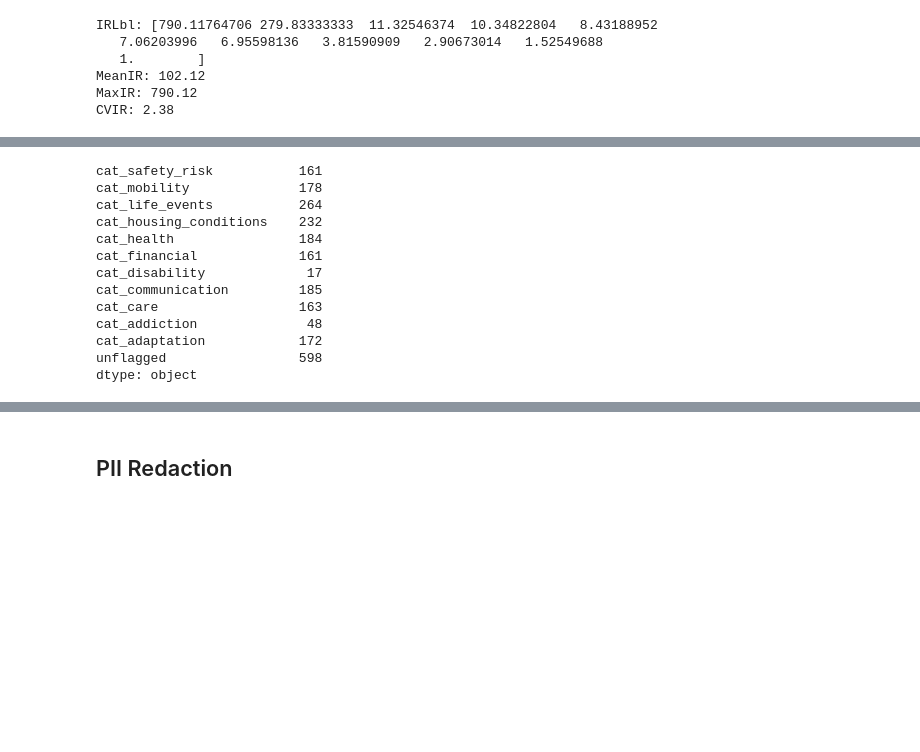
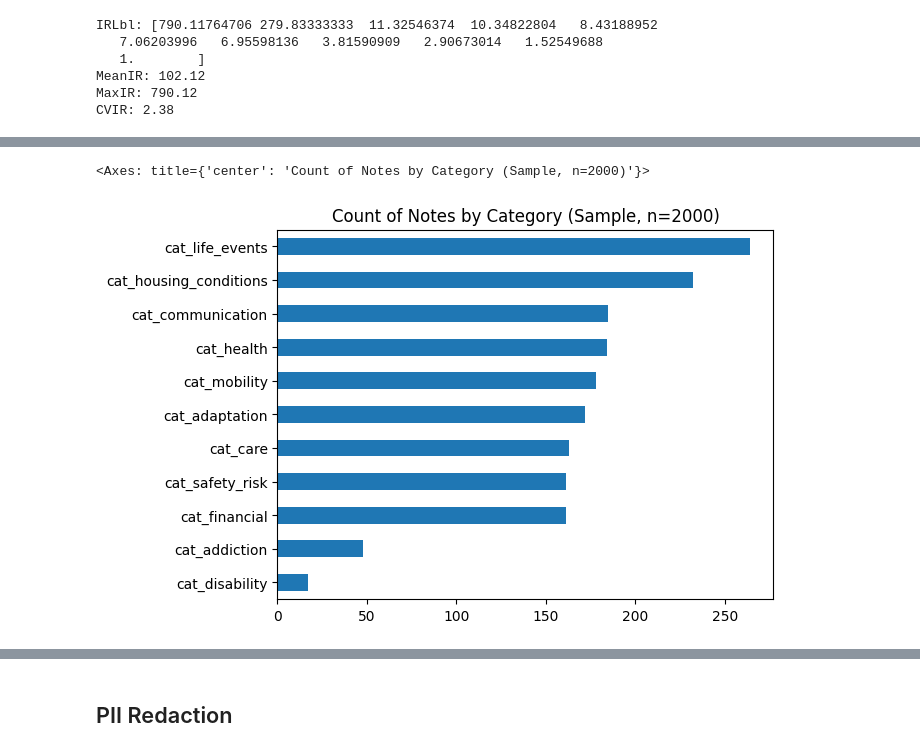
Before and after one commit to notatiyyah/CS3D6-Code, a Jupyter notebook: prep-traning-data.ipynb, the cells around one changed output, grey strips where cells are left out. Drawn from its saved outputs; the diff is of its cells as text; code cells hidden in the pictures; blank space fills up the shorter version.

```diff
--- a/prep-traning-data.ipynb
+++ b/prep-traning-data.ipynb
@@ -252,8 +320,0 @@ unflagged_records_sample
-# %%
-sampled_data.append(unflagged_records_sample)
-
-# Combine & drop duplicates
-final_sample = pd.concat(sampled_data)
-final_sample = final_sample.drop_duplicates(subset=['note_id'])
-final_sample.fillna(False, inplace=True)
-final_sample
@@ -274,16 +321,5 @@ final_sample
 # %%
-final_sample.drop(columns=['note_id']).sum(axis=0)
+final_sample[category_regex_dict.keys()].sum(axis=0).sort_values(ascending=True).plot.barh(title='Count of Notes by Category (Sample, n=2000)')
 # %% [output]
-cat_safety_risk           161
-cat_mobility              178
-cat_life_events           264
-cat_housing_conditions    232
-cat_health                184
-cat_financial             161
-cat_disability             17
-cat_communication         185
-cat_care                  163
-cat_addiction              48
-cat_adaptation            172
-unflagged                 598
-dtype: object
+<Axes: title={'center': 'Count of Notes by Category (Sample, n=2000)'}>
+[figure, added]
```
Also changed, not shown: parts of 29 cells of this notebook, 1 other file.
